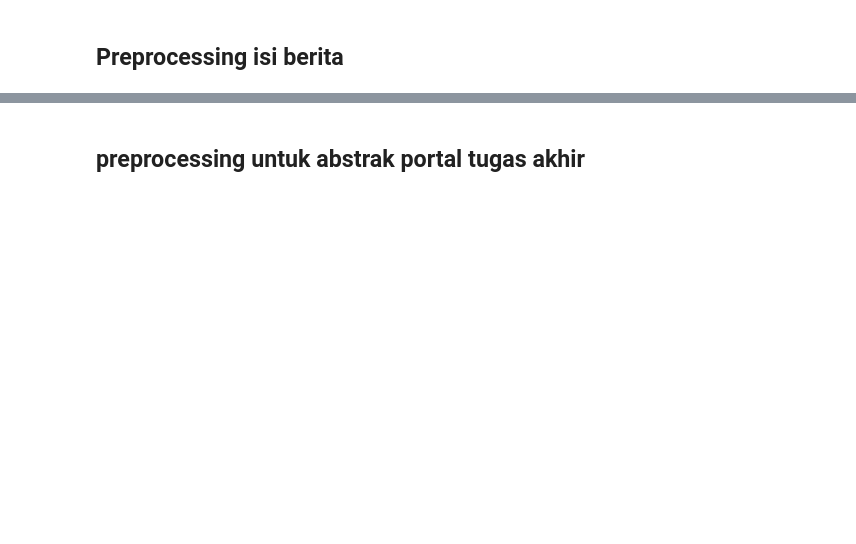
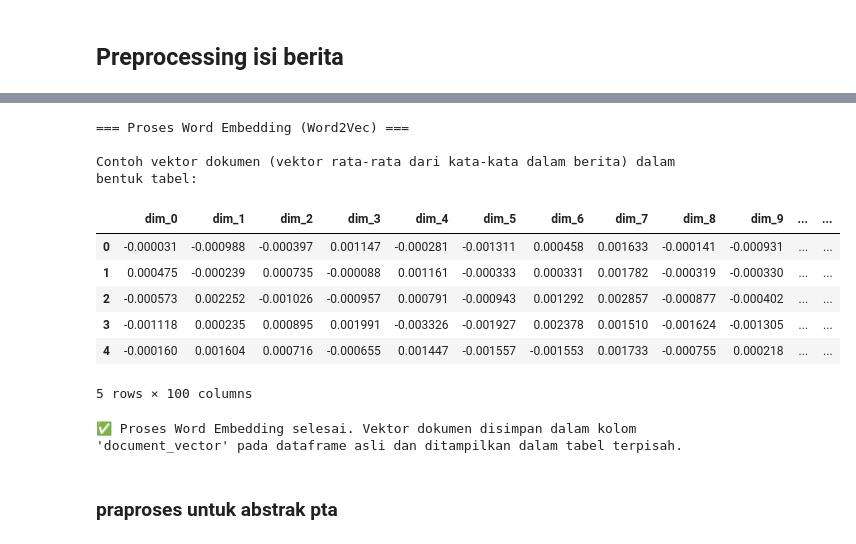
Before and after one commit to rafaelhafid257/ppw, a Jupyter notebook: _sources/intro4.ipynb, the cells around one changed output, grey strips where cells are left out. Saved outputs shown, nothing was run; the diff lists cells and outputs as text; code cells hidden in the pictures; blank space fills up the shorter version.

```diff
--- a/_sources/intro4.ipynb
+++ b/_sources/intro4.ipynb
@@ -537,5 +609,71 @@ Hasil disimpan dalam file 'berita_liputan6_bersih.csv'
+# %%
+from gensim.models import Word2Vec
+import numpy as np
+import pandas as pd
+
+# Pastikan dataframe df_processed sudah ada dari langkah preprocessing sebelumnya
+# Jika belum, muat dari file CSV
+try:
+    df_processed
+except NameError:
+    try:
+        df_processed = pd.read_csv('berita_liputan6_bersih.csv')
+        # Mengubah kolom 'tokens' dari string representasi list menjadi list sebenarnya
+        df_processed['tokens'] = df_processed['tokens'].apply(eval)
+        print("Memuat data dari 'berita_liputan6_bersih.csv'")
+    except FileNotFoundError:
+        print("Error: File 'berita_liputan6_bersih.csv' tidak ditemukan. Harap jalankan langkah preprocessing terlebih dahulu.")
+        # Keluar dari eksekusi jika file tidak ditemukan
+        raise
+
+
+# Kolom yang akan digunakan untuk Word Embedding (list of tokens)
+kolom_tokens = 'tokens'
+
+if kolom_tokens not in df_processed.columns:
+     print(f"Error: Kolom '{kolom_tokens}' tidak ditemukan dalam dataframe.")
+else:
+    print("\n=== Proses Word Embedding (Word2Vec) ===")
+    # Inisialisasi dan latih model Word2Vec
+    # vector_size: dimensi vektor untuk setiap kata
+    # window: ukuran jendela konteks
+    # min_count: mengabaikan kata-kata dengan frekuensi kurang dari ini
+    word2vec_model = Word2Vec(sentences=df_processed[kolom_tokens], vector_size=100, window=5, min_count=1, workers=4)
+
+    # Fungsi untuk mendapatkan vektor dokumen (rata-rata vektor kata)
+    def get_document_vector(tokens, model):
+        vectors = [model.wv[token] for token in tokens if token in model.wv]
+        if vectors:
+            return np.mean(vectors, axis=0)
+        else:
+            return np.zeros(model.wv.vector_size) # Mengembalikan vektor nol jika tidak ada kata dalam model
+
+    # Terapkan fungsi untuk mendapatkan vektor untuk setiap dokumen (berita)
+    df_processed['document_vector'] = df_processed[kolom_tokens].apply(lambda x: get_document_vector(x, word2vec_model))
+
+    # Membuat DataFrame dari vektor dokumen untuk tampilan yang lebih baik
+    # Memberikan nama kolom generik seperti 'dim_0', 'dim_1', ...
+    document_vector_df = pd.DataFrame(df_processed['document_vector'].tolist(),
+                                      columns=[f'dim_{i}' for i in range(word2vec_model.wv.vector_size)])
+
+    print("\nContoh vektor dokumen (vektor rata-rata dari kata-kata dalam berita) dalam bentuk tabel:")
+    display(document_vector_df.head())
+
+    print("\n✅ Proses Word Embedding selesai. Vektor dokumen disimpan dalam kolom 'document_vector' pada dataframe asli dan ditampilkan dalam tabel terpisah.")
+# %% [output]
+=== Proses Word Embedding (Word2Vec) ===
+
+Contoh vektor dokumen (vektor rata-rata dari kata-kata dalam berita) dalam bentuk tabel:
+|  | dim_0 | dim_1 | dim_2 | dim_3 | dim_4 | dim_5 | dim_6 | dim_7 | dim_8 | dim_9 | ... | ... |
+| 0 | -0.000031 | -0.000988 | -0.000397 | 0.001147 | -0.000281 | -0.001311 | 0.000458 | 0.001633 | -0.000141 | -0.000931 | ... | ... |
+| 1 | 0.000475 | -0.000239 | 0.000735 | -0.000088 | 0.001161 | -0.000333 | 0.000331 | 0.001782 | -0.000319 | -0.000330 | ... | ... |
+| 2 | -0.000573 | 0.002252 | -0.001026 | -0.000957 | 0.000791 | -0.000943 | 0.001292 | 0.002857 | -0.000877 | -0.000402 | ... | ... |
+| 3 | -0.001118 | 0.000235 | 0.000895 | 0.001991 | -0.003326 | -0.001927 | 0.002378 | 0.001510 | -0.001624 | -0.001305 | ... | ... |
+| 4 | -0.000160 | 0.001604 | 0.000716 | -0.000655 | 0.001447 | -0.001557 | -0.001553 | 0.001733 | -0.000755 | 0.000218 | ... | ... |
+5 rows × 100 columns
+✅ Proses Word Embedding selesai. Vektor dokumen disimpan dalam kolom 'document_vector' pada dataframe asli dan ditampilkan dalam tabel terpisah.
 # %% [markdown]
-## preprocessing untuk abstrak portal tugas akhir
+### praproses untuk abstrak pta
 # %%
 # =======================================================================
 # SEL 1: INSTALASI, IMPORT, DAN PERSIAPAN
```
Also changed, not shown: parts of 12 cells of this notebook, 5 other files.
